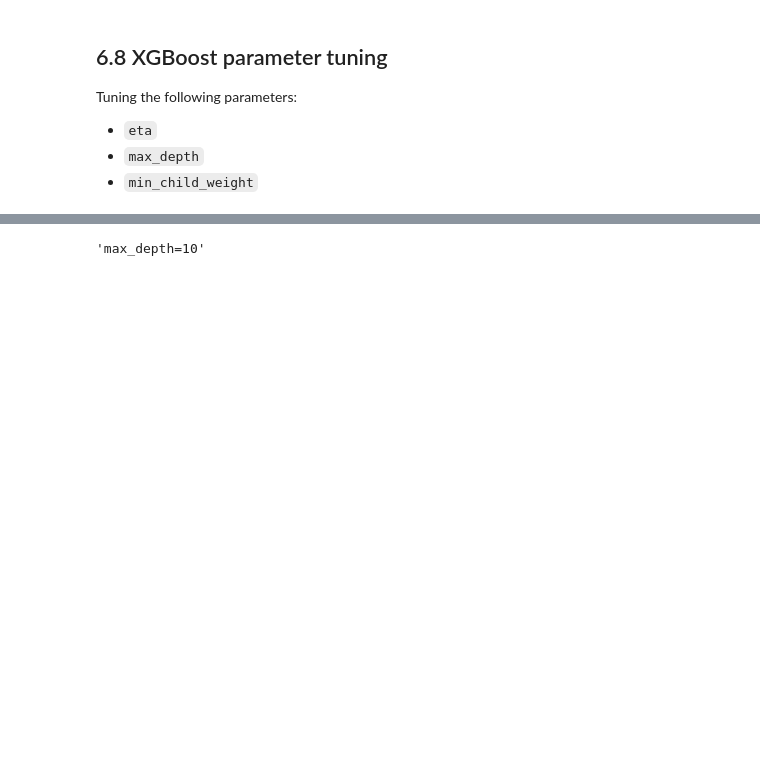
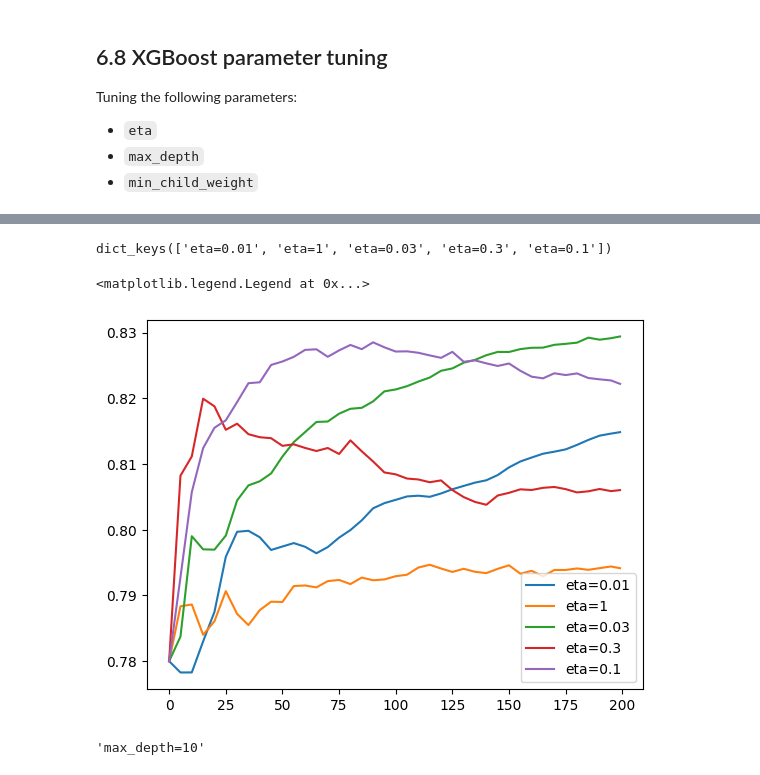
Before and after one commit to bigdatadatafan/projects, a Jupyter notebook: tress.ipynb, the cells around one changed output, grey strips where cells are left out. Drawn from its saved outputs; the diff is of its cells as text; code cells hidden in the pictures; blank space fills up the shorter version.

```diff
--- a/tress.ipynb
+++ b/tress.ipynb
@@ -871,7 +871,7 @@ scores = {}
 %%capture output
 
 xgb_params = {
-    'eta': 0.01,
+    'eta': 0.1,
     'max_depth': 6,
     'min_child_weight': 1,
 
@@ -886,8 +886,6 @@ xgb_params = {
 model = xgb.train(xgb_params, dtrain, num_boost_round=200,
                   verbose_eval=5,
                   evals=watchlist)
-# %%
-scores = {}
 # %%
 key = 'eta=%s' % (xgb_params['eta'])
 scores[key] = parse_xgb_output(output)
@@ -897,3 +915,14 @@ key
+# %%
+scores.keys()
+# %% [output]
+dict_keys(['eta=0.01', 'eta=1', 'eta=0.03', 'eta=0.3', 'eta=0.1'])
+# %%
+for key, df_scores in scores.items():
+  plt.plot(df_scores.num_iter, df_scores.val_auc, label=key)
+plt.legend()
+# %% [output]
+<matplotlib.legend.Legend at 0x...>
+[figure, added]
 # %%
 scores = {}
 # %%
```
Also changed, not shown: parts of 3 cells of this notebook.
